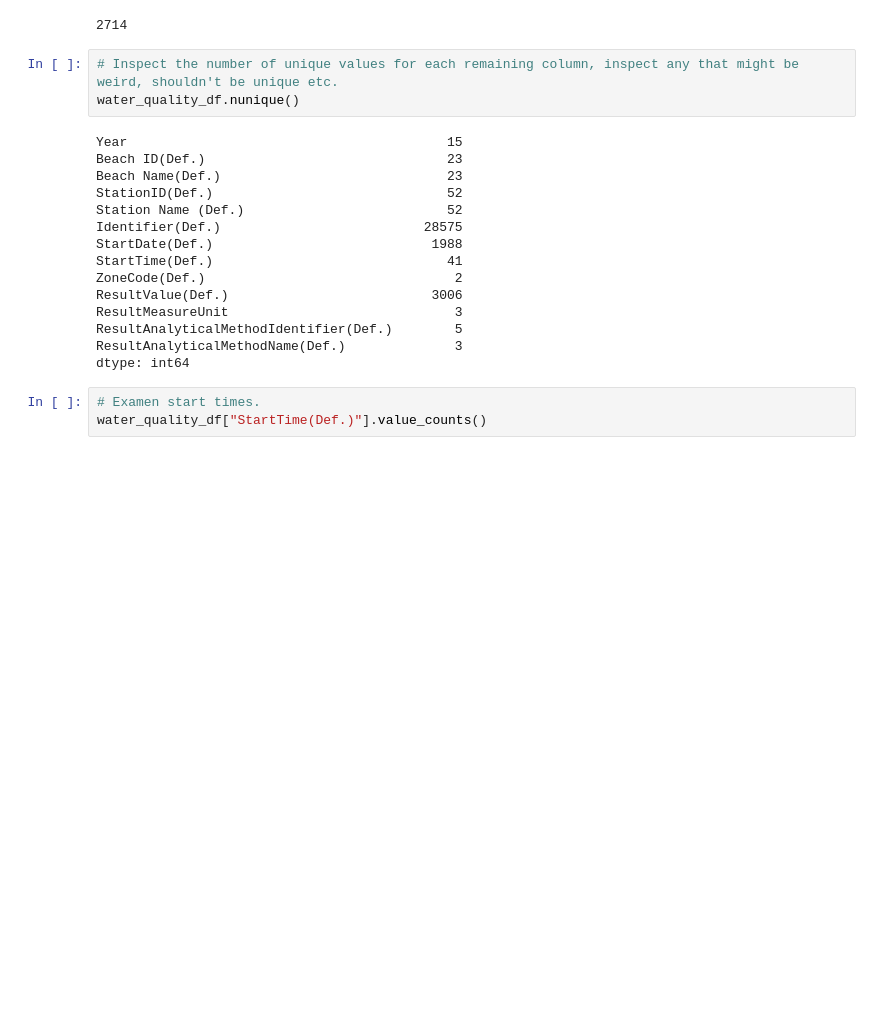
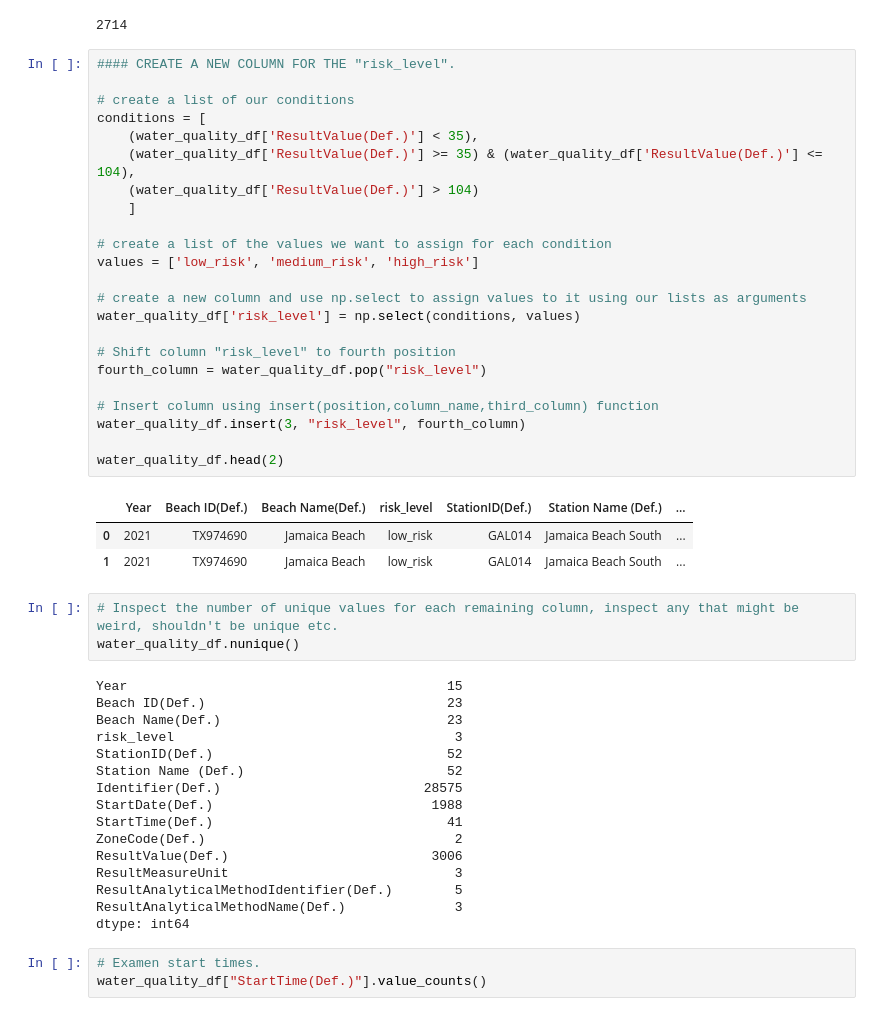
Before and after one commit to david-garza/enterococci_prediction_analysis, a Jupyter notebook: ETL/ETL.ipynb, the cells around one changed output. Saved outputs shown, nothing was run; the diff lists cells and outputs as text; blank space fills up the shorter version.

```diff
--- a/ETL/ETL.ipynb
+++ b/ETL/ETL.ipynb
@@ -307,6 +307,33 @@ high_risk = (water_quality_df["ResultValue(Def.)"] > 104).sum()
 high_risk
 # %% [output]
 2714
+# %%
+#### CREATE A NEW COLUMN FOR THE "risk_level".
+
+# create a list of our conditions
+conditions = [
+    (water_quality_df['ResultValue(Def.)'] < 35),
+    (water_quality_df['ResultValue(Def.)'] >= 35) & (water_quality_df['ResultValue(Def.)'] <= 104),
+    (water_quality_df['ResultValue(Def.)'] > 104)
+    ]
+
+# create a list of the values we want to assign for each condition
+values = ['low_risk', 'medium_risk', 'high_risk']
+
+# create a new column and use np.select to assign values to it using our lists as arguments
+water_quality_df['risk_level'] = np.select(conditions, values)
+
+# Shift column "risk_level" to fourth position
+fourth_column = water_quality_df.pop("risk_level")
+
+# Insert column using insert(position,column_name,third_column) function
+water_quality_df.insert(3, "risk_level", fourth_column)
+
+water_quality_df.head(2)
+# %% [output]
+|  | Year | Beach ID(Def.) | Beach Name(Def.) | risk_level | StationID(Def.) | Station Name (Def.) | ... |
+| 0 | 2021 | TX974690 | Jamaica Beach | low_risk | GAL014 | Jamaica Beach South | ... |
+| 1 | 2021 | TX974690 | Jamaica Beach | low_risk | GAL014 | Jamaica Beach South | ... |
 # %%
 # Inspect the number of unique values for each remaining column, inspect any that might be weird, shouldn't be unique etc.
 water_quality_df.nunique()
@@ -314,6 +341,7 @@ water_quality_df.nunique()
 Year                                         15
 Beach ID(Def.)                               23
 Beach Name(Def.)                             23
+risk_level                                    3
 StationID(Def.)                              52
 Station Name (Def.)                          52
 Identifier(Def.)                          28575
```
Also changed, not shown: parts of 5 cells of this notebook.
